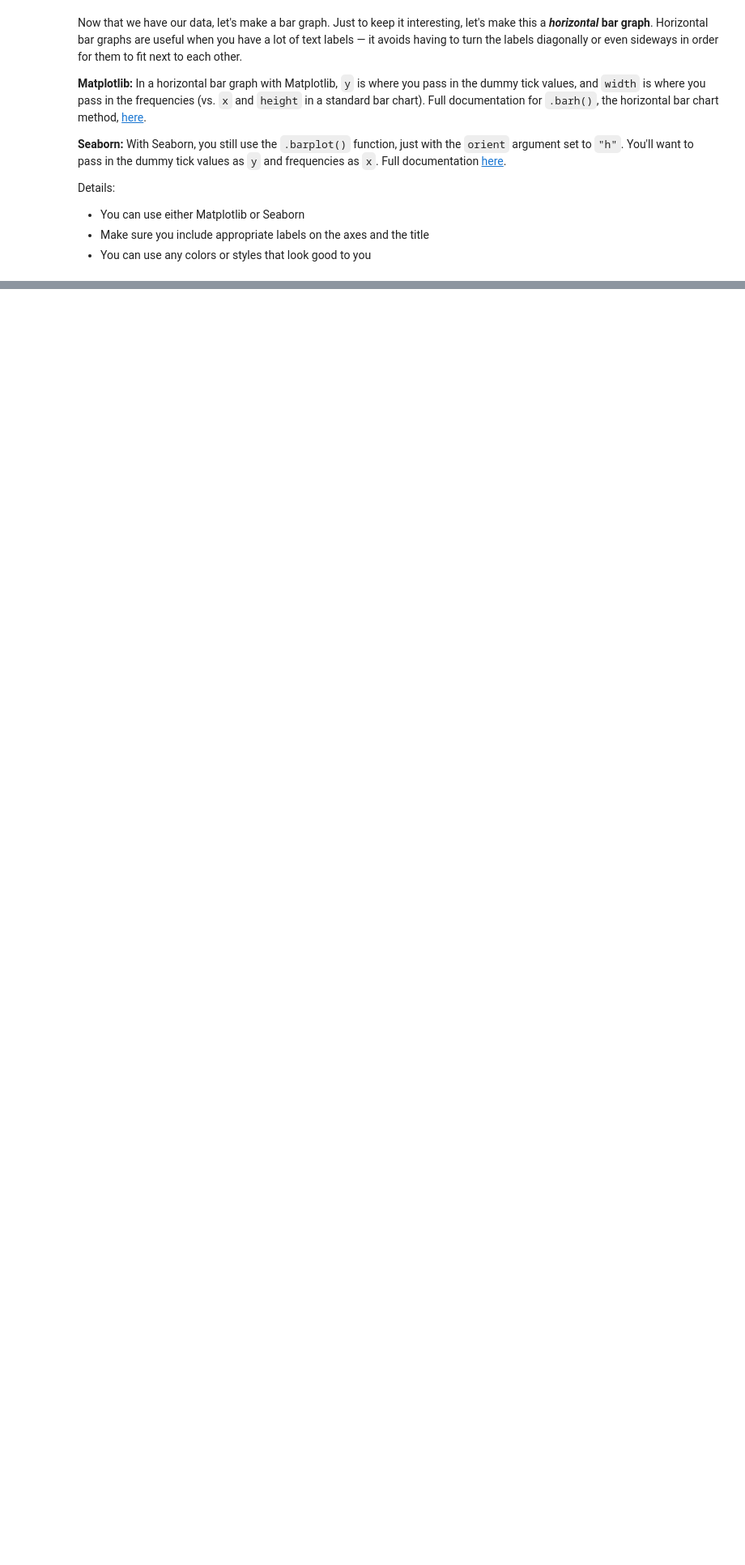
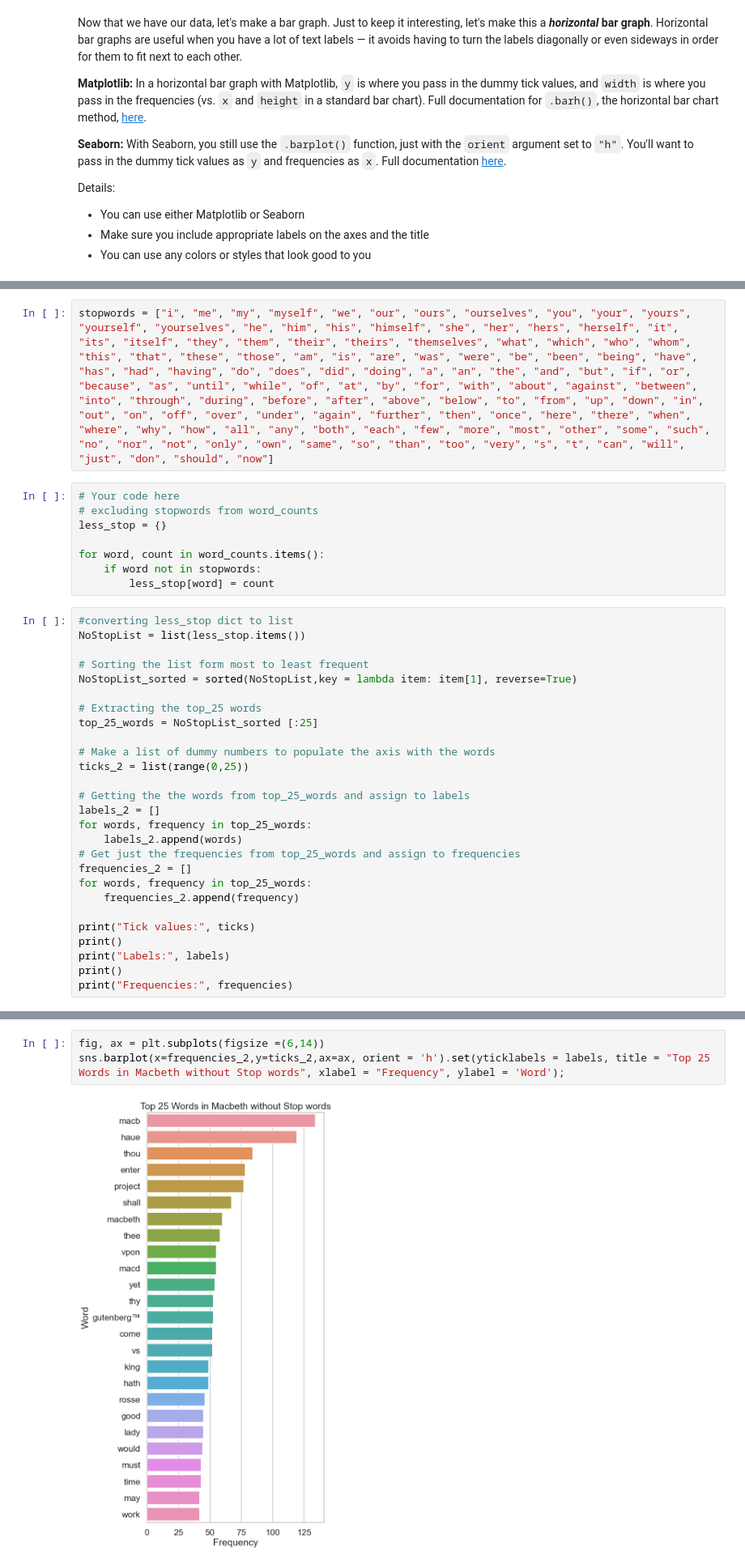
Before and after one commit to marxmayama/dsc-data-viz-cumulative-lab, a Jupyter notebook: index.ipynb, the cells around one changed output, grey strips where cells are left out. Shown at 81% size. Saved outputs shown, nothing was run; the diff lists cells and outputs as text; blank space fills up the shorter version.

```diff
--- a/index.ipynb
+++ b/index.ipynb
@@ -367,0 +345,37 @@ There is no solution version of these level-up options. If you're having too muc
+# %%
+stopwords = ["i", "me", "my", "myself", "we", "our", "ours", "ourselves", "you", "your", "yours", "yourself", "yourselves", "he", "him", "his", "himself", "she", "her", "hers", "herself", "it", "its", "itself", "they", "them", "their", "theirs", "themselves", "what", "which", "who", "whom", "this", "that", "these", "those", "am", "is", "are", "was", "were", "be", "been", "being", "have", "has", "had", "having", "do", "does", "did", "doing", "a", "an", "the", "and", "but", "if", "or", "because", "as", "until", "while", "of", "at", "by", "for", "with", "about", "against", "between", "into", "through", "during", "before", "after", "above", "below", "to", "from", "up", "down", "in", "out", "on", "off", "over", "under", "again", "further", "then", "once", "here", "there", "when", "where", "why", "how", "all", "any", "both", "each", "few", "more", "most", "other", "some", "such", "no", "nor", "not", "only", "own", "same", "so", "than", "too", "very", "s", "t", "can", "will", "just", "don", "should", "now"]
+# %%
+# Your code here
+# excluding stopwords from word_counts
+less_stop = {}
+
+for word, count in word_counts.items():
+    if word not in stopwords:
+        less_stop[word] = count
+# %%
+#converting less_stop dict to list
+NoStopList = list(less_stop.items())
+
+# Sorting the list form most to least frequent
+NoStopList_sorted = sorted(NoStopList,key = lambda item: item[1], reverse=True)
+
+# Extracting the top_25 words
+top_25_words = NoStopList_sorted [:25]
+
+# Make a list of dummy numbers to populate the axis with the words
+ticks_2 = list(range(0,25))
+
+# Getting the the words from top_25_words and assign to labels
+labels_2 = []
+for words, frequency in top_25_words:
+    labels_2.append(words)
+# Get just the frequencies from top_25_words and assign to frequencies
+frequencies_2 = []
+for words, frequency in top_25_words:
+    frequencies_2.append(frequency)
+
+print("Tick values:", ticks)
+print()
+print("Labels:", labels)
+print()
+print("Frequencies:", frequencies)
@@ -368,3 +388,8 @@ There is no solution version of these level-up options. If you're having too muc
+# %%
+fig, ax = plt.subplots(figsize =(6,14))
+sns.barplot(x=frequencies_2,y=ticks_2,ax=ax, orient = 'h').set(yticklabels = labels, title = "Top 25 Words in Macbeth without Stop words", xlabel = "Frequency", ylabel = 'Word');
+# %% [output]
+[figure, added]
 # %% [markdown]
 ## Summary
 Congratulations! You've got some extra practice combining various data types into useful programming patterns and done an initial analysis of a classic text!
```
Also changed, not shown: parts of 5 cells of this notebook.
